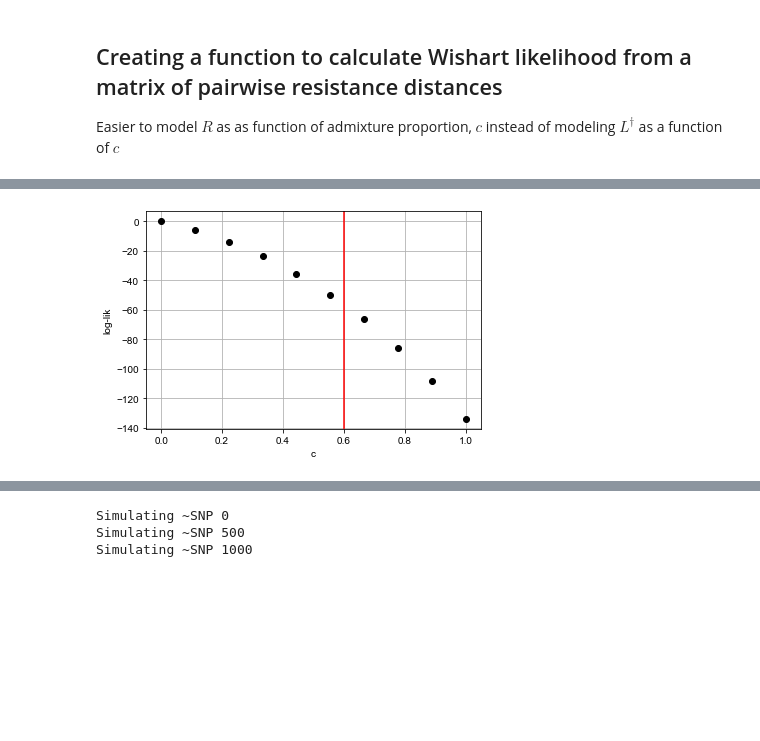
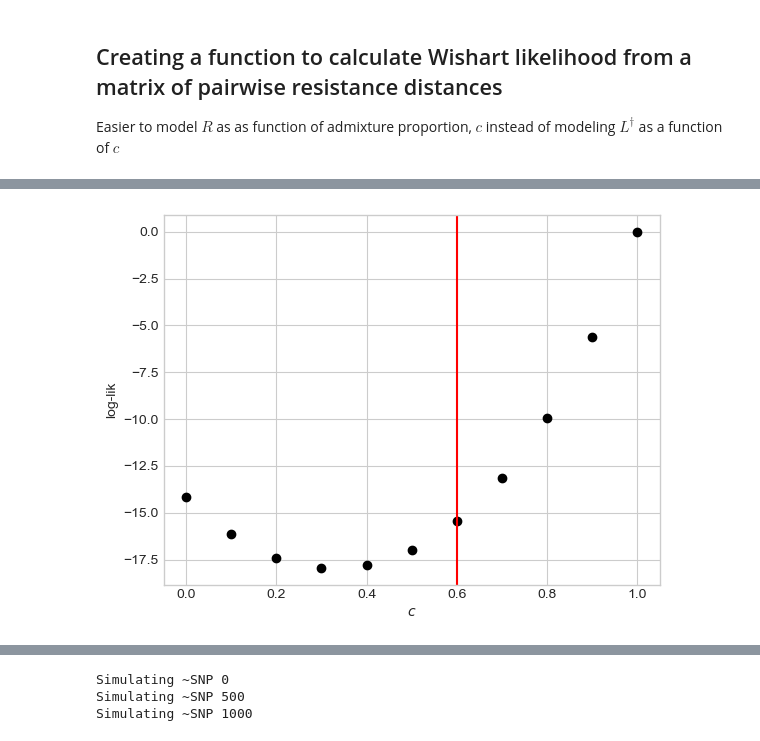
Before and after one commit to NovembreLab/feems, a Jupyter notebook: docs/notebooks/est-long-range.ipynb, the cells around one changed output, grey strips where cells are left out. Cells and saved outputs as stored; diff of their text form; code cells hidden in the pictures; blank space fills up the shorter version.

```diff
--- a/docs/notebooks/est-long-range.ipynb
+++ b/docs/notebooks/est-long-range.ipynb
@@ -245,0 +261,16 @@ array([[0.        , 0.47388165, 0.72715377, 0.83991666, 0.51389105,
+# %%
+randedge = [tuple(np.random.choice(range(80),size=2,replace=False)) for _ in range(30)]
+randedge = list(set(randedge)-set(sp_graph.edges));
+for e in [(23,56),(22,56),(24,56),(23,55),(23,54)]:
+    randedge.append(e)
+print(randedge)
+
+isc = np.zeros(len(randedge)); logc = np.zeros(len(randedge))
+for ie, e in enumerate(randedge):
+    llc = []
+    for c in np.linspace(0,1,12):
+        llc.append(-get_FEEMS_demes_nll_w_c(sp_graph, obj, sp_graph.w, sp_graph.q, [e], c, df=1200, sigstar=0.15))
+    logc[ie] = np.linspace(0,1,12)[np.argmin(np.abs(llc-np.max(llc)+2))] # llc[0] - llc[-1]
+    # if np.argmax(llc)!=0:
+    #     isc[ie] = 1
+    isc[ie] = llc[-1]-llc[0]#np.linspace(0,1,12)[np.argmax(llc)]
@@ -246,8 +309,8 @@ array([[0.        , 0.47388165, 0.72715377, 0.83991666, 0.51389105,
 # %%
 # sp_graph.fit(lamb=3.,optimize_q='n-dim'); obj = Joint_Objective(sp_graph); obj.inv(); obj.grad(reg=False);
 llc = []
-for c in np.linspace(0,1,10):
-    llc.append(-get_FEEMS_demes_nll_w_c(sp_graph, obj, sp_graph.w, sp_graph.q, [(4,12)], c, df=687, sigstar=0.15))
-plt.plot(np.linspace(0,1,10),llc-np.nanmax(llc),'ko'); plt.grid(); plt.axvline(0.6,color='red'); plt.xlabel('c'); plt.ylabel('log-lik');
+for c in np.linspace(0,1,11):
+    llc.append(-get_FEEMS_demes_nll_w_c(sp_graph, obj, sp_graph.w, sp_graph.q, [(2,56)], c, df=100, sigstar=0.15))
+plt.plot(np.linspace(0,1,11),llc-np.nanmax(llc),'ko'); plt.xlabel(r'$c$'); plt.ylabel('log-lik'); plt.axvline(0.6,color='red');
 # %% [output]
-[figure, old version]
+[figure, new version]
```
Also changed, not shown: parts of 26 cells of this notebook, 5 other files.
